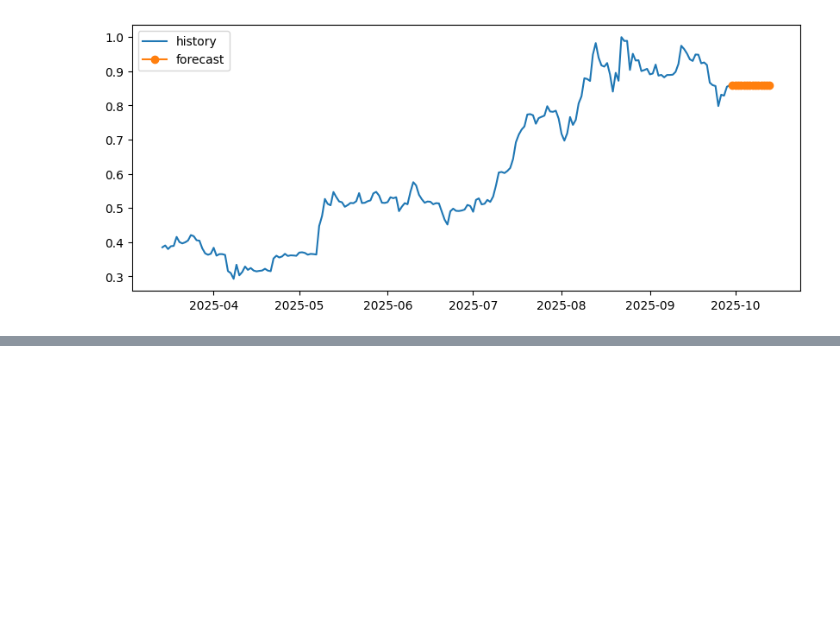
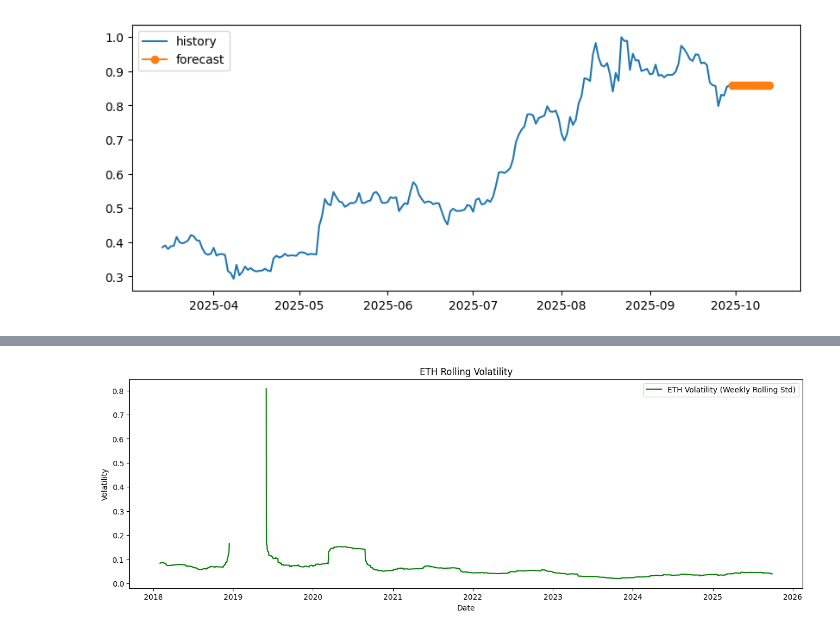
Before and after one commit to sarfraspc/crypto-analytics-platform, a Jupyter notebook: notebook/sarimax.ipynb, the cells around one changed output, grey strips where cells are left out. Saved outputs shown, nothing was run; the diff lists cells and outputs as text; code cells hidden in the pictures; blank space fills up the shorter version.

```diff
--- a/notebook/sarimax.ipynb
+++ b/notebook/sarimax.ipynb
@@ -34,0 +61,3 @@ history length: 2967
+# %%
+volatility = returns.rolling(24*7).std()
+print(volatility.describe())
@@ -53,0 +115,10 @@ plt.legend(); plt.show()
+# %%
+plt.figure(figsize=(16,5))
+plt.plot(volatility, label="ETH Volatility (Weekly Rolling Std)", color='green')
+plt.title("ETH Rolling Volatility")
+plt.xlabel("Date")
+plt.ylabel("Volatility")
+plt.legend()
+plt.show()
+# %% [output]
+[figure, added]
```
Also changed, not shown: parts of 14 cells of this notebook, 33 other files.
